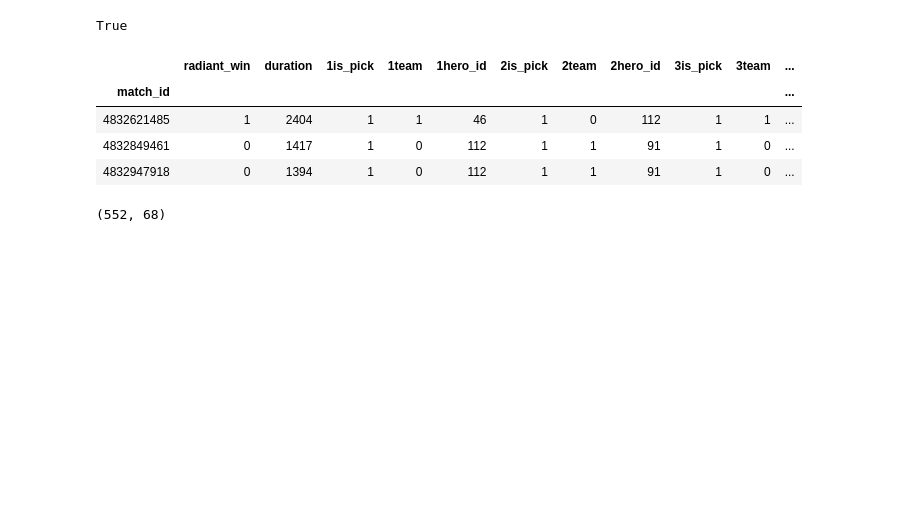
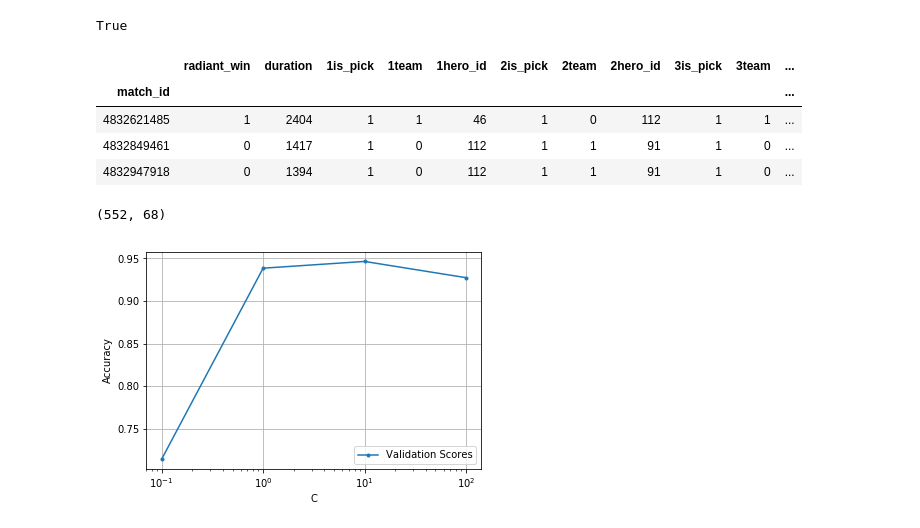
Before and after one commit to jlaw1/GETEM, a Jupyter notebook: dpc_feature_engineering.ipynb, the cells around one changed output. Saved outputs shown, nothing was run; the diff lists cells and outputs as text; code cells hidden in the pictures; blank space fills up the shorter version.

```diff
--- a/dpc_feature_engineering.ipynb
+++ b/dpc_feature_engineering.ipynb
@@ -89,3 +89,32 @@ all_win_data_only.head(3)
 all_win_data_only.shape
 # %% [output]
 (552, 68)
+# %%
+#Hyperparameter Optimization (Cross Val Score)
+validation_scores = []
+
+C = [0.1, 1, 10, 100]
+
+for value in C:
+    logreg_hyper = LogisticRegression(C=value, random_state=1)
+
+    cv_score = np.mean(cross_val_score(logreg_hyper, X_train, y_train, cv=5))
+
+    validation_scores.append(cv_score)
+
+    joblib.dump(validation_scores, 'validation_score.pkl')
+# %%
+#Load pkl file and plot the results
+val_scores = joblib.load('validation_score.pkl')
+# %%
+# and plot a figure of the train and test scores over time
+plt.figure()
+plt.plot(C, val_scores, label="Validation Scores", marker='.')
+plt.xscale('log')
+plt.xlabel('C')
+plt.ylabel('Accuracy')
+plt.grid()
+plt.legend();
+plt.show();
+# %% [output]
+[figure, added]
```
Also changed, not shown: 5 other files.
